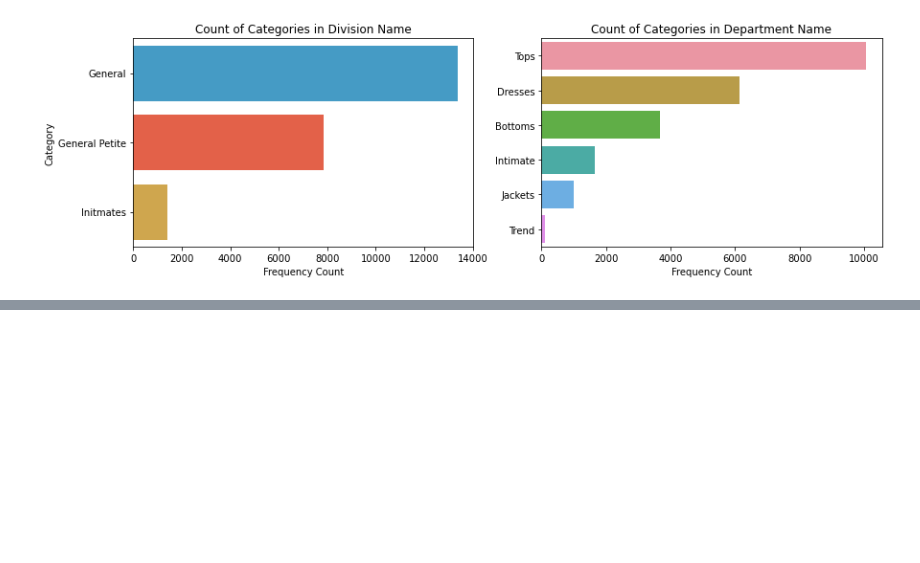
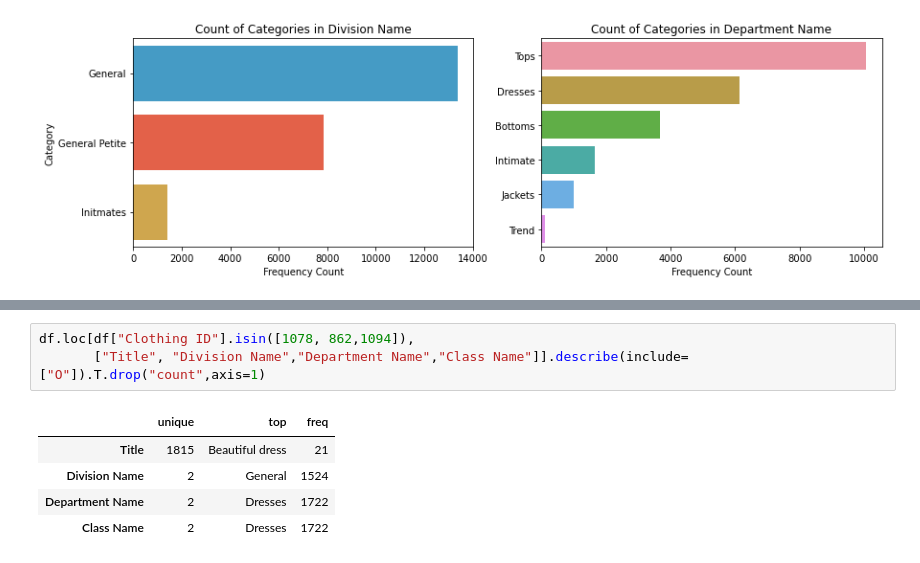
Before and after one commit to dwiwahyueffendi/Information-Retrieval, a Jupyter notebook: Source Code Information Retrieval.ipynb, the cells around one changed output, grey strips where cells are left out. Drawn from its saved outputs; the diff is of its cells as text; blank space fills up the shorter version.

Commit message:
Distribution Class Name

```diff
--- a/Source Code Information Retrieval.ipynb
+++ b/Source Code Information Retrieval.ipynb
@@ -219,0 +250,9 @@ plt.show()
+# %%
+df.loc[df["Clothing ID"].isin([1078, 862,1094]),
+       ["Title", "Division Name","Department Name","Class Name"]].describe(include=["O"]).T.drop("count",axis=1)
+# %% [output]
+|  | unique | top | freq |
+| Title | 1815 | Beautiful dress | 21 |
+| Division Name | 2 | General | 1524 |
+| Department Name | 2 | Dresses | 1722 |
+| Class Name | 2 | Dresses | 1722 |
```
Also changed, not shown: parts of 1 cell of this notebook.
